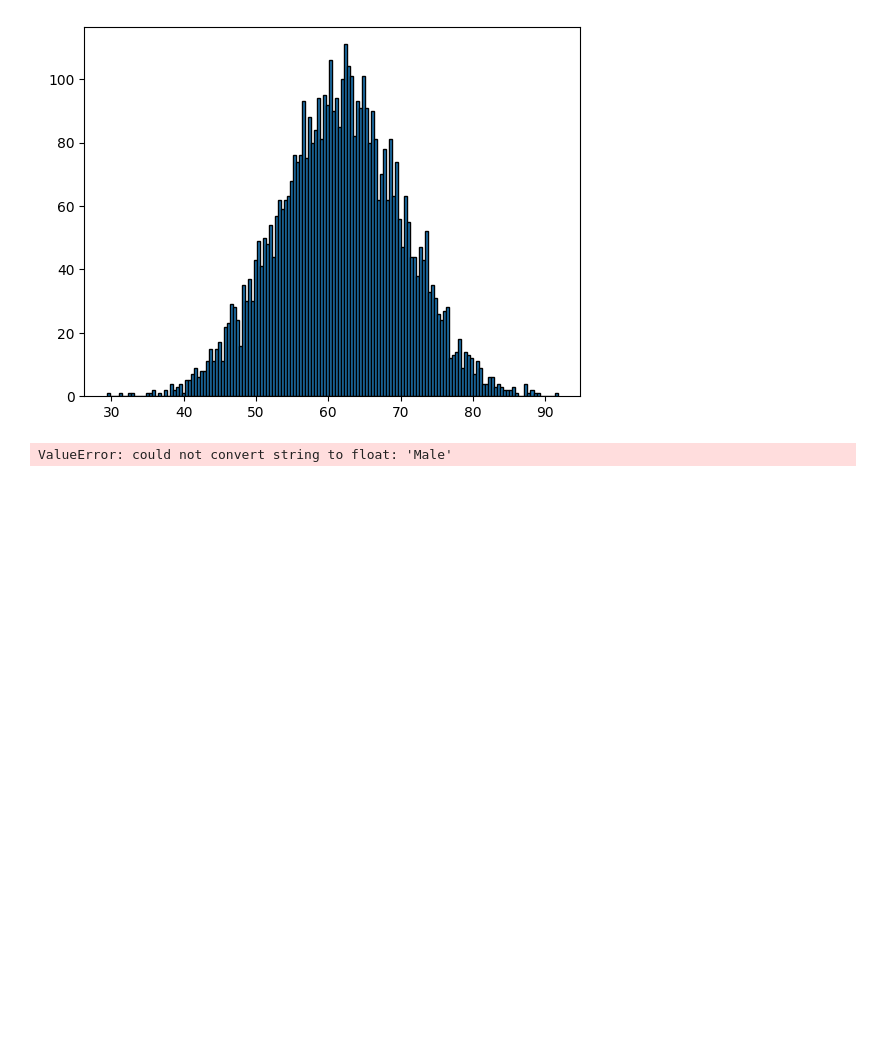
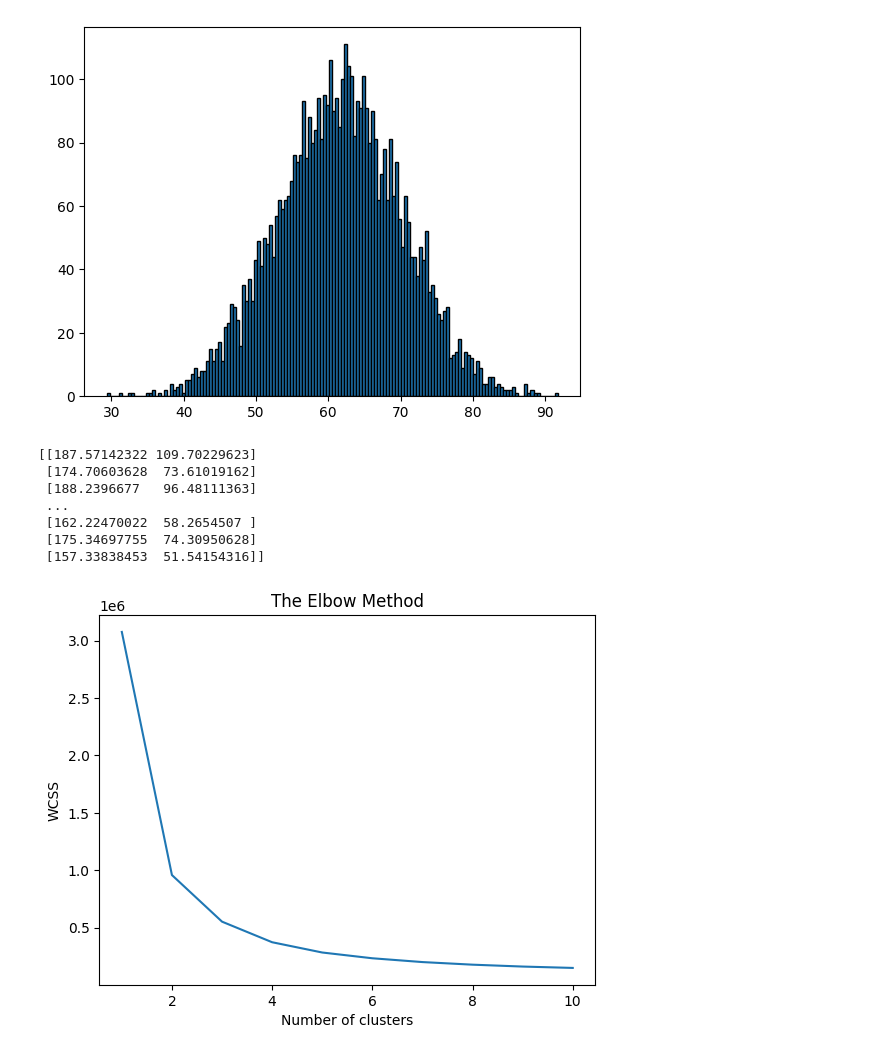
Before and after one commit to reallyShould/Prac, a Jupyter notebook: i.ipynb, the cells around one changed output. Cells and saved outputs as stored; diff of their text form; code cells hidden in the pictures; blank space fills up the shorter version.

```diff
--- a/i.ipynb
+++ b/i.ipynb
@@ -250,19 +250,27 @@ plt.hist(dfFemale['Weight'], bins=150, edgecolor='black')
  <BarContainer object of 150 artists>)
 [figure]
 # %%
-X = pd.DataFrame({'Height':})
 
-X = np.array(dfEdited, dtype=float)
+X = pd.DataFrame({'Height':dfEdited['Height'], 'Weight':dfEdited['Weight']})
+
+X = np.array(X, dtype=float)
 
 wcss = []
 for i in range(1, 11):
     kmeans = KMeans(n_clusters = i, init = 'k-means++', random_state = 42)
     kmeans.fit(X)
     wcss.append(kmeans.inertia_)
 plt.plot(range(1, 11), wcss)
 plt.title('The Elbow Method')
 plt.xlabel('Number of clusters')
 plt.ylabel('WCSS')
 plt.show()
 # %% [output]
-ValueError: could not convert string to float: 'Male'
+[[187.57142322 109.70229623]
+ [174.70603628  73.61019162]
+ [188.2396677   96.48111363]
+ ...
+ [162.22470022  58.2654507 ]
+ [175.34697755  74.30950628]
+ [157.33838453  51.54154316]]
+[figure, added]
```
